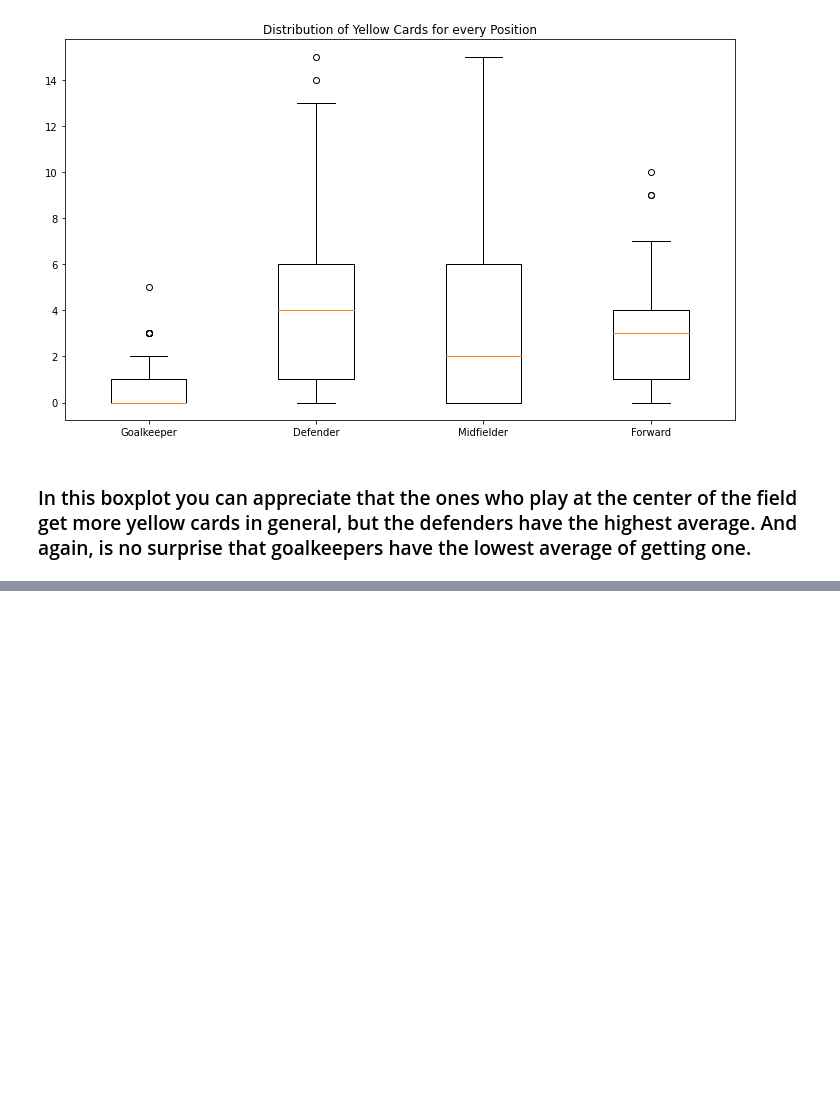
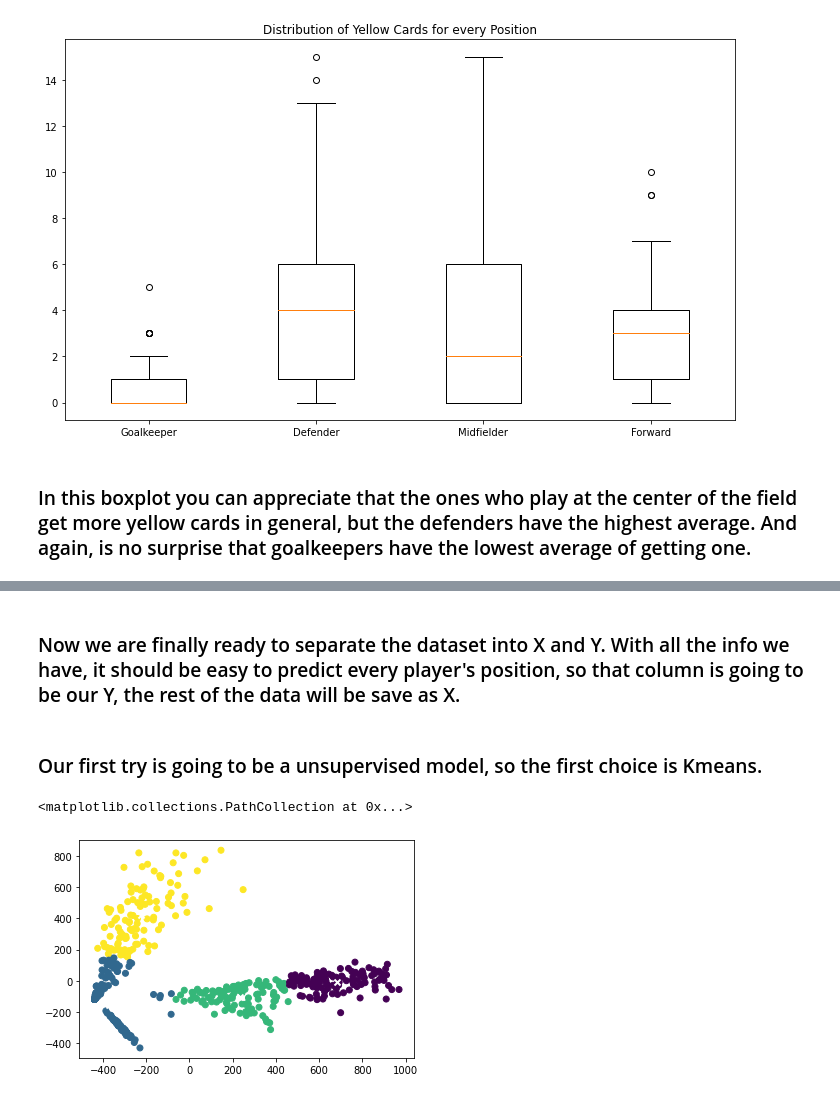
Before and after one commit to Nearlz/La-Liga, a Jupyter notebook: laLiga.ipynb, the cells around one changed output, grey strips where cells are left out. Drawn from its saved outputs; the diff is of its cells as text; code cells hidden in the pictures; blank space fills up the shorter version.

Commit message:
Update laLiga.ipynb
Added the second part of the notebook, where I used some machine learning models to predict the position of the players in the field.

```diff
--- a/laLiga.ipynb
+++ b/laLiga.ipynb
@@ -114,0 +172,31 @@ Text(0.5, 1.0, 'Distribution of Yellow Cards for every Position')
+# %%
+data['Shirt number'].fillna(15,inplace=True)
+# %% [markdown]
+### Now we are finally ready to separate the dataset into X and Y. With all the info we have, it should be easy to predict every player's position, so that column is going to be our Y, the rest of the data will be save as X.
+# %%
+y_name = ['Position']
+not_wanted = ['Position','Name','Team']
+X_name = [x for x in all_columns if x not in not_wanted]
+X = pd.DataFrame(data[X_name])
+y = pd.DataFrame(data[y_name])
+# %% [markdown]
+### Our first try is going to be a unsupervised model, so the first choice is Kmeans.
+# %%
+pca = PCA(n_components=2)
+reduced = pd.DataFrame(pca.fit_transform(X))
+# %%
+kmeans = KMeans(n_clusters=4,
+                n_init=4,
+                init='random',
+                tol=1e-5,
+                random_state=170)
+kmeans.fit(reduced)
+predicted = kmeans.predict(reduced)
+# %%
+plt.scatter(reduced.iloc[:,0], reduced.iloc[:,1], c=kmeans.labels_)
+plt.scatter(kmeans.cluster_centers_[:,0],
+            kmeans.cluster_centers_[:,1],
+            c='w', marker='x', linewidths=2)
+# %% [output]
+<matplotlib.collections.PathCollection at 0x...>
+[figure, added]
```
Also changed, not shown: parts of 17 cells of this notebook.
